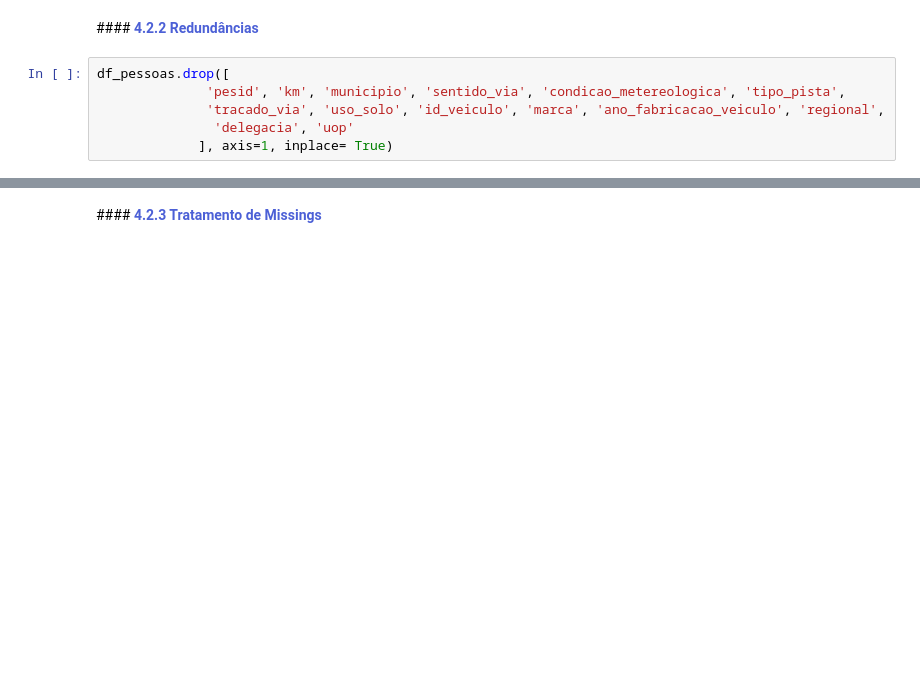
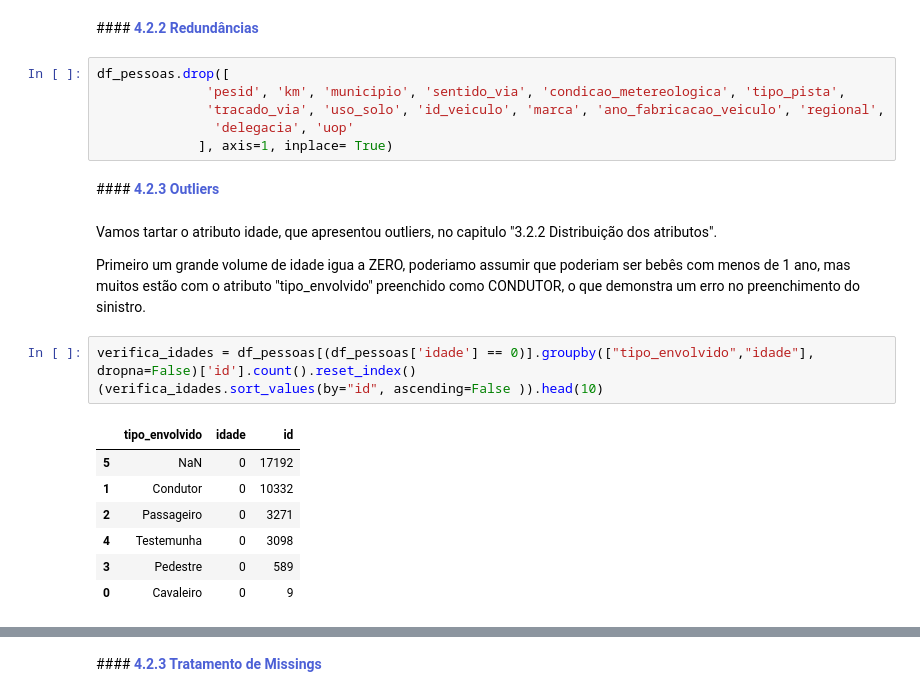
Before and after one commit to gabrielmprata/acidentes_transito, a Jupyter notebook: Acidentes_Rodoviarios_PreProc.ipynb, the cells around one changed output, grey strips where cells are left out. Cells and saved outputs as stored; diff of their text form; blank space fills up the shorter version.

```diff
--- a/Acidentes_Rodoviarios_PreProc.ipynb
+++ b/Acidentes_Rodoviarios_PreProc.ipynb
@@ -751,3 +751,20 @@ df_pessoas.drop([
               'tracado_via', 'uso_solo', 'id_veiculo', 'marca', 'ano_fabricacao_veiculo', 'regional',
                'delegacia', 'uop'
              ], axis=1, inplace= True)
+# %% [markdown]
+####**<font color=#4c60d6> 4.2.3 Outliers**
+# %% [markdown]
+Vamos tartar o atributo idade, que apresentou outliers, no capitulo "3.2.2 Distribuição dos atributos".
+>
+Primeiro um grande volume de idade igua a ZERO, poderiamo assumir que poderiam ser bebês com menos de 1 ano, mas muitos estão com o atributo "tipo_envolvido" preenchido como CONDUTOR, o que demonstra um erro no preenchimento do sinistro.
+# %%
+verifica_idades = df_pessoas[(df_pessoas['idade'] == 0)].groupby(["tipo_envolvido","idade"], dropna=False)['id'].count().reset_index()
+(verifica_idades.sort_values(by="id", ascending=False )).head(10)
+# %% [output]
+|  | tipo_envolvido | idade | id |
+| 5 | NaN | 0 | 17192 |
+| 1 | Condutor | 0 | 10332 |
+| 2 | Passageiro | 0 | 3271 |
+| 4 | Testemunha | 0 | 3098 |
+| 3 | Pedestre | 0 | 589 |
+| 0 | Cavaleiro | 0 | 9 |
```
Also changed, not shown: parts of 3 cells of this notebook.
